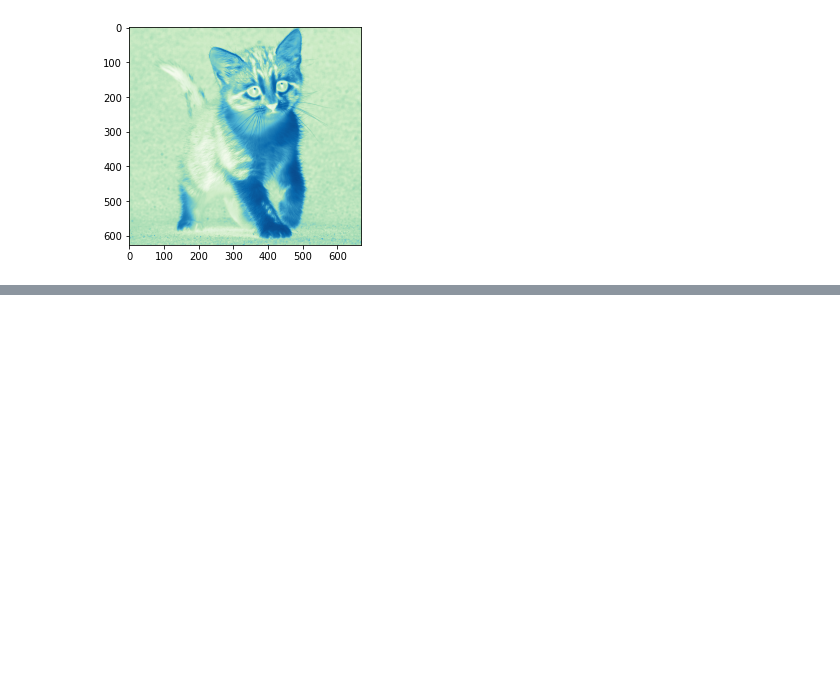
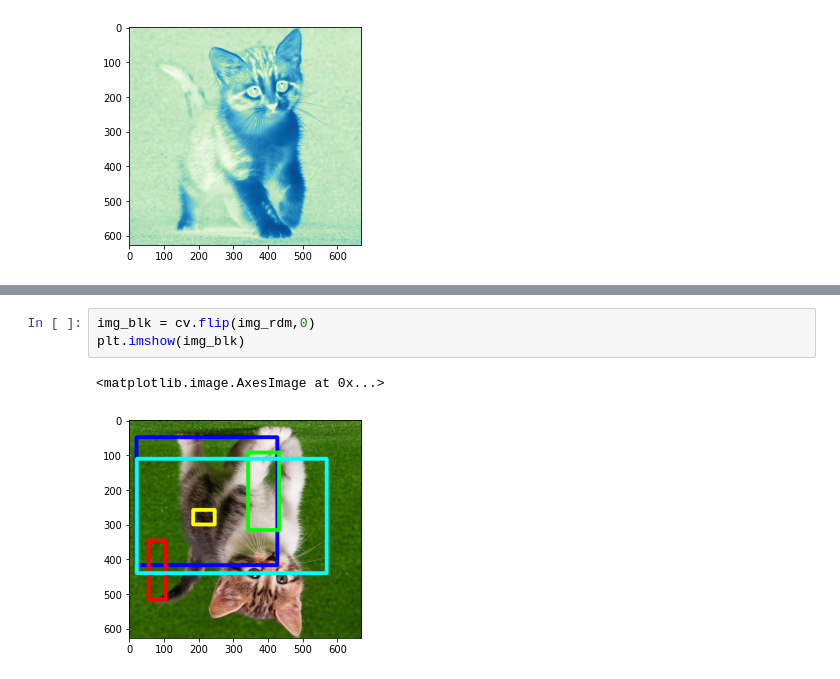
Before and after one commit to Awang-Syukriansah-Dirgantoro/PCVK, a Jupyter notebook: Modul2.ipynb, the cells around one changed output, grey strips where cells are left out. Cells and saved outputs as stored; diff of their text form; blank space fills up the shorter version.

```diff
--- a/Modul2.ipynb
+++ b/Modul2.ipynb
@@ -138,0 +170,6 @@ plt.imshow(img_red, cmap='GnBu')
+# %%
+img_blk = cv.flip(img_rdm,0)
+plt.imshow(img_blk)
+# %% [output]
+<matplotlib.image.AxesImage at 0x...>
+[figure, added]
```
Also changed, not shown: parts of 7 cells of this notebook.
